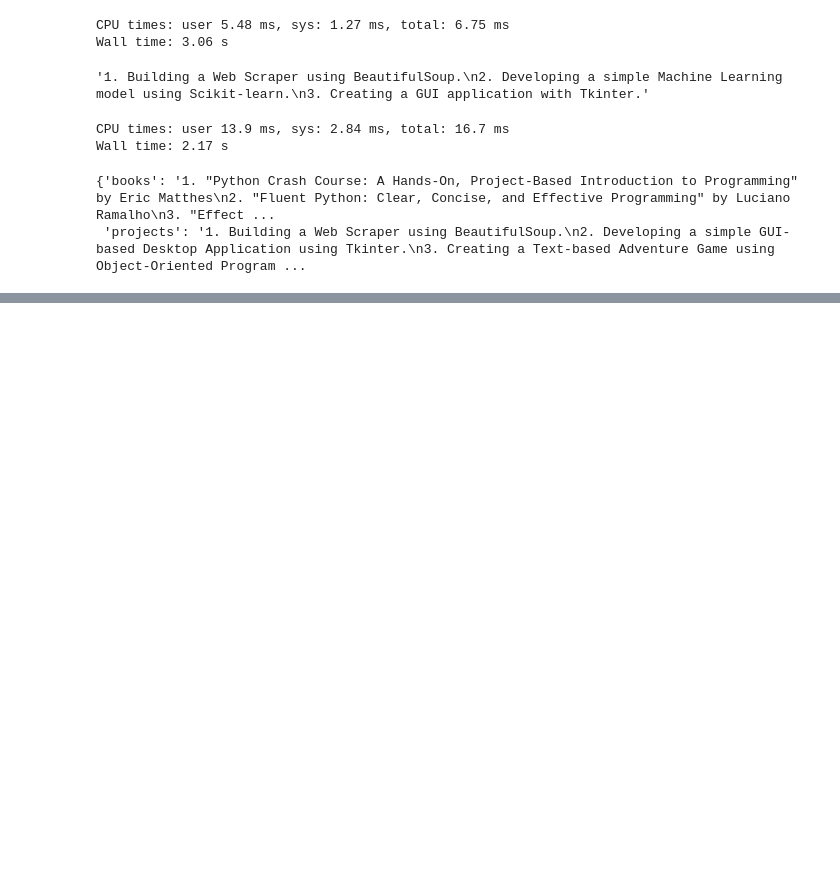
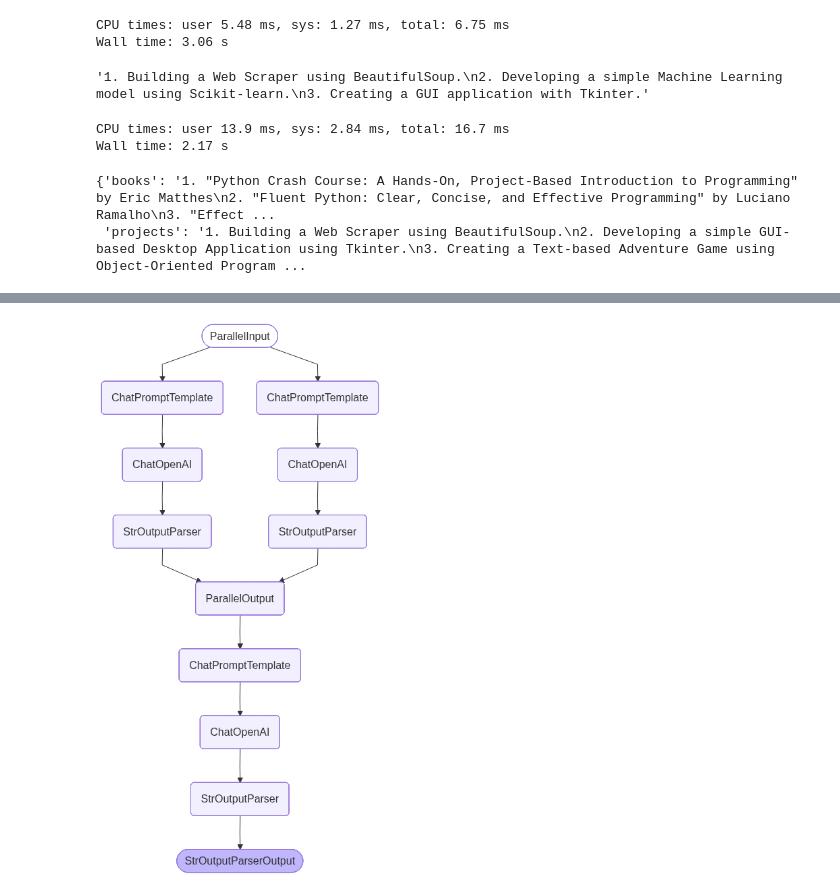
Before and after one commit to FrazerJHogg/Udemy-AI-Engineer-LangChain, a Jupyter notebook: LangChain_Chaining_Runnables.ipynb, the cells around one changed output, grey strips where cells are left out. Cells and saved outputs as stored; diff of their text form; code cells hidden in the pictures; blank space fills up the shorter version.

Commit message:
Example of Chaining RunnableParallel with a Runnable

```diff
--- a/LangChain_Chaining_Runnables.ipynb
+++ b/LangChain_Chaining_Runnables.ipynb
@@ -202,6 +202,19 @@ chat_template_projects = ChatPromptTemplate.from_template(
     Answer by only listing the projects, no other text.
     """
     )
+
+chat_template_time = ChatPromptTemplate.from_template(
+    """ I am an intermediate-level programmer.
+
+    Consider the following literature:
+    {books}
+
+    Consider the following projects:
+    {projects}
+
+    Roughly how long would it take me to complete the literature and projects?
+    """
+)
 # %%
 chain_books = chat_template_books | chat | string_parser
 chain_projects = chat_template_projects | chat | string_parser
@@ -260,0 +276,8 @@ Wall time: 2.17 s
+# %%
+chain_time = (RunnableParallel(
+    {'books': chain_books,
+    'projects': chain_projects})
+    | chat_template_time
+    | chat
+    | string_parser
+)
@@ -260,0 +306,4 @@ Wall time: 2.17 s
+# %%
+display(Image(data=(chain_time.get_graph().draw_mermaid_png())))
+# %% [output]
+[figure, added]
```
Also changed, not shown: parts of 4 cells of this notebook.
